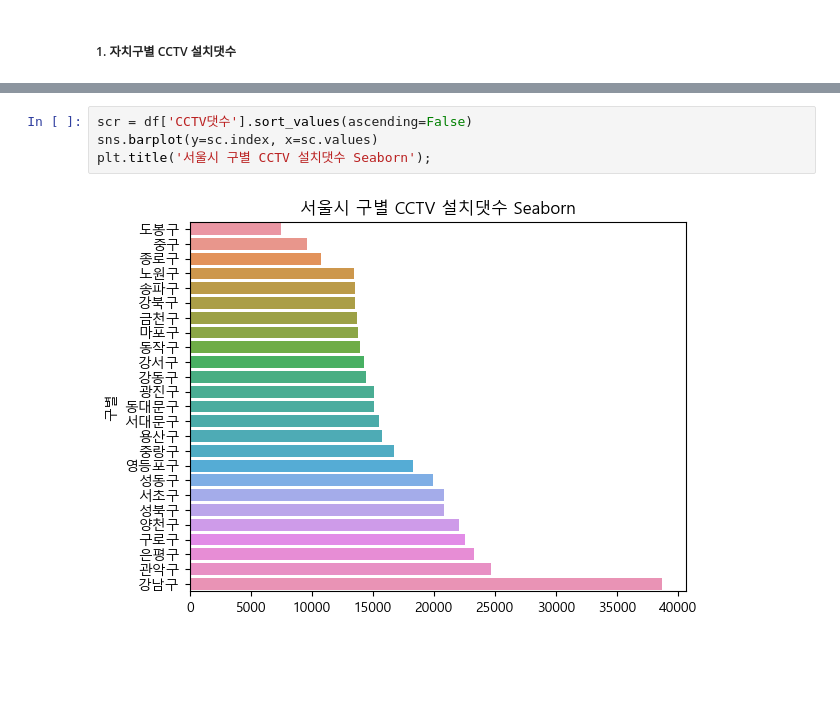
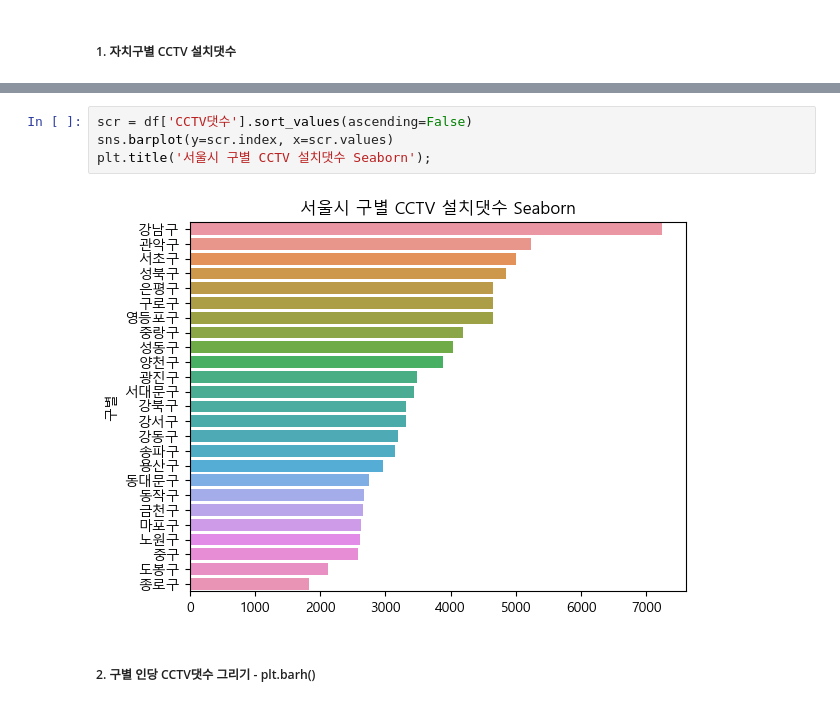
Before and after one commit to njy622/DataAnalysis-2023.09, a Jupyter notebook: 03.시각화/08.서울시CCTV시각화.ipynb, the cells around one changed output, grey strips where cells are left out. Cells and saved outputs as stored; diff of their text form; blank space fills up the shorter version.

```diff
--- a/03.시각화/08.서울시CCTV시각화.ipynb
+++ b/03.시각화/08.서울시CCTV시각화.ipynb
@@ -46,6 +46,8 @@ sns.barplot(y=sc.index, x=sc.values);
 # %%
 scr = df['CCTV댓수'].sort_values(ascending=False)
-sns.barplot(y=sc.index, x=sc.values)
+sns.barplot(y=scr.index, x=scr.values)
 plt.title('서울시 구별 CCTV 설치댓수 Seaborn');
 # %% [output]
-[figure, old version]
+[figure, new version]
+# %% [markdown]
+##### 2. 구별 인당 CCTV댓수 그리기 - plt.barh()
```
Also changed, not shown: parts of 24 cells of this notebook.
